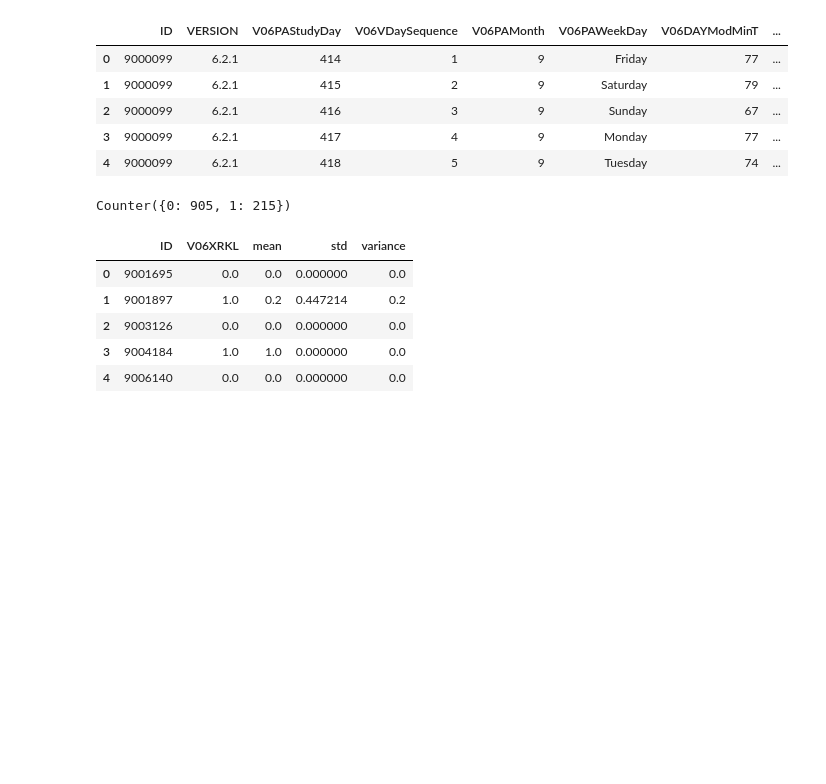
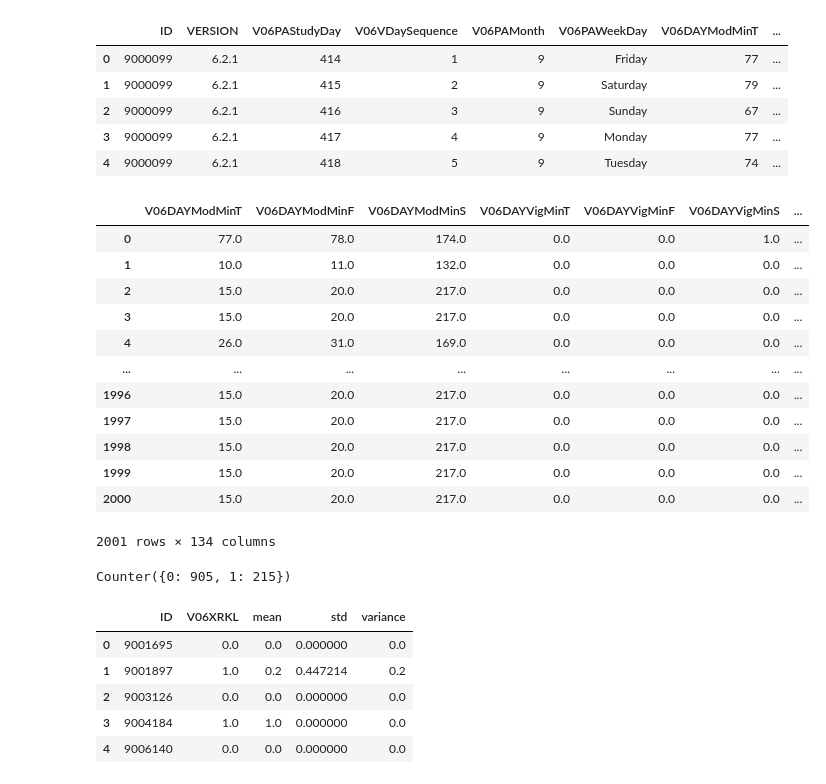
Before and after one commit to antonyalexos/Accelerometer-Knee-Osteoarthritis-Prediction, a Jupyter notebook: accel_day_pred.ipynb, the cells around one changed output. Saved outputs shown, nothing was run; the diff lists cells and outputs as text; code cells hidden in the pictures; blank space fills up the shorter version.

```diff
--- a/accel_day_pred.ipynb
+++ b/accel_day_pred.ipynb
@@ -72,3 +76,19 @@ final_data = pd.DataFrame(pivoted.values, columns = column_list)
+# %%
+pivoted
+# %% [output]
+|  | V06DAYModMinT | V06DAYModMinF | V06DAYModMinS | V06DAYVigMinT | V06DAYVigMinF | V06DAYVigMinS | ... |
+| 0 | 77.0 | 78.0 | 174.0 | 0.0 | 0.0 | 1.0 | ... |
+| 1 | 10.0 | 11.0 | 132.0 | 0.0 | 0.0 | 0.0 | ... |
+| 2 | 15.0 | 20.0 | 217.0 | 0.0 | 0.0 | 0.0 | ... |
+| 3 | 15.0 | 20.0 | 217.0 | 0.0 | 0.0 | 0.0 | ... |
+| 4 | 26.0 | 31.0 | 169.0 | 0.0 | 0.0 | 0.0 | ... |
+| ... | ... | ... | ... | ... | ... | ... | ... |
+| 1996 | 15.0 | 20.0 | 217.0 | 0.0 | 0.0 | 0.0 | ... |
+| 1997 | 15.0 | 20.0 | 217.0 | 0.0 | 0.0 | 0.0 | ... |
+| 1998 | 15.0 | 20.0 | 217.0 | 0.0 | 0.0 | 0.0 | ... |
+| 1999 | 15.0 | 20.0 | 217.0 | 0.0 | 0.0 | 0.0 | ... |
+| 2000 | 15.0 | 20.0 | 217.0 | 0.0 | 0.0 | 0.0 | ... |
+2001 rows × 134 columns
 # %%
 target = pd.read_csv('target.csv',index_col=0)
 # %%
```
Also changed, not shown: parts of 9 cells of this notebook.
